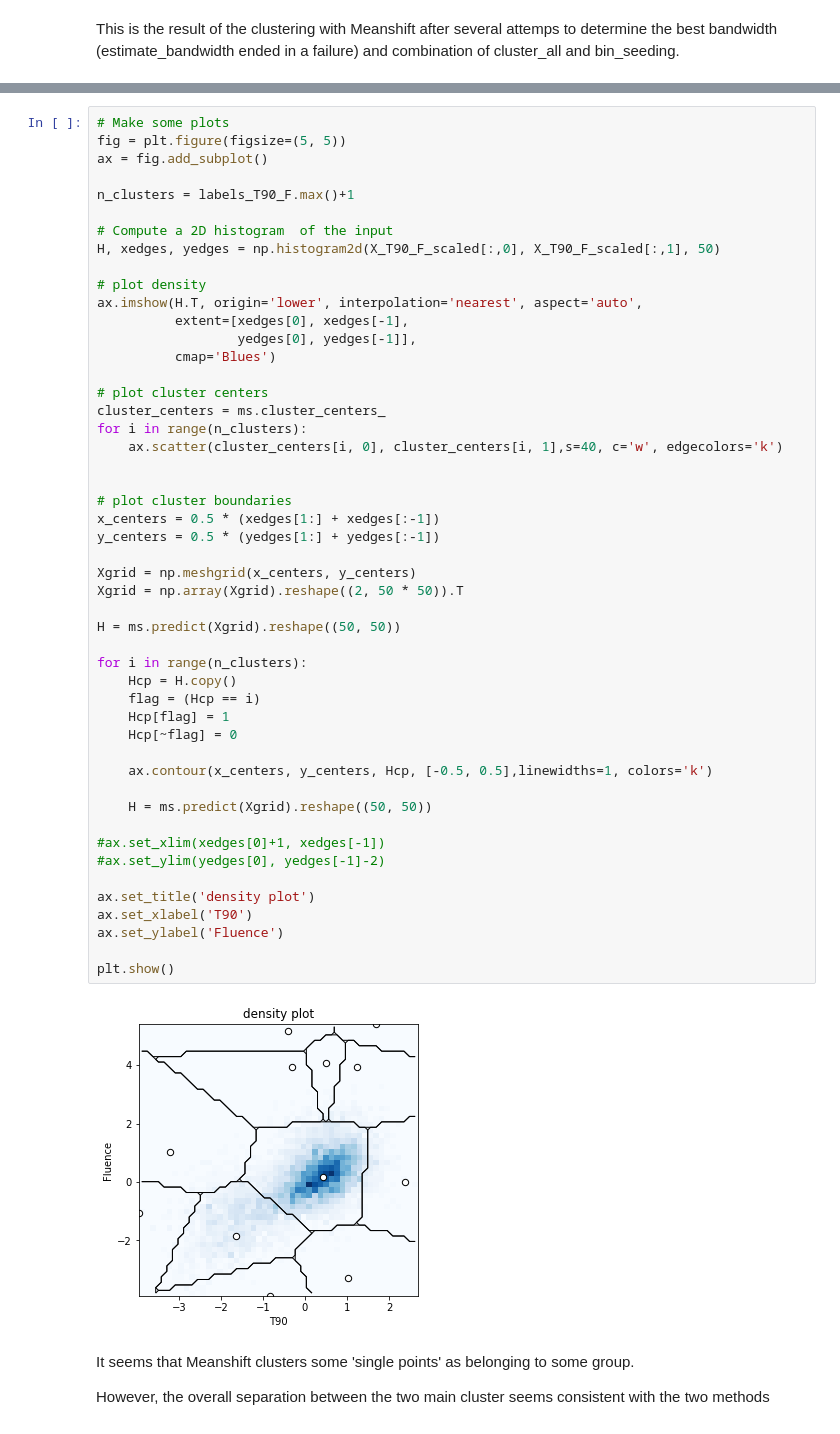
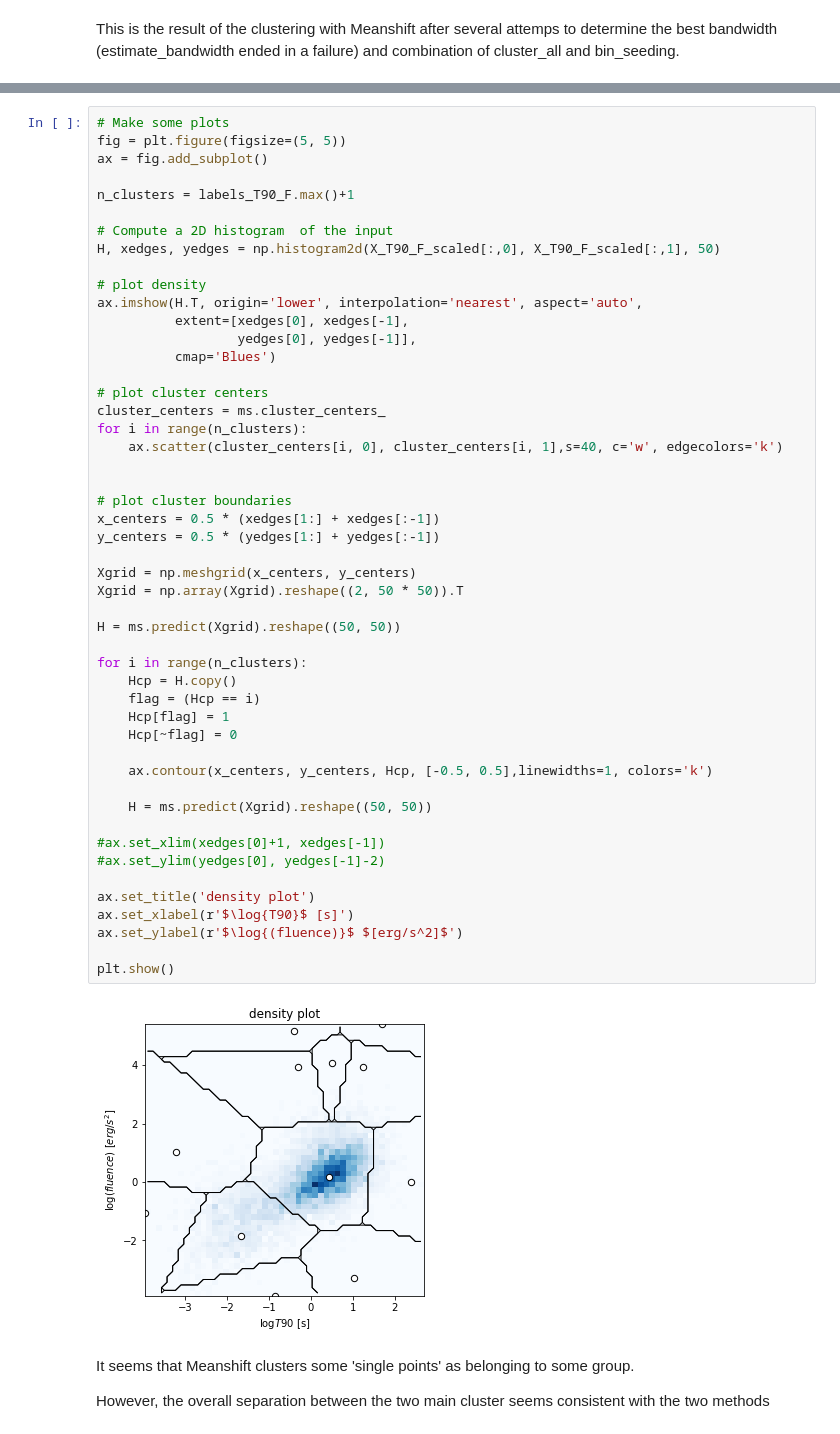
Before and after one commit to ludovicobizzarri/astrostatistics_bicocca_2024, a Jupyter notebook: working/Lesson 14/Gamma Ray Burst.ipynb, the cells around one changed output, grey strips where cells are left out. Saved outputs shown, nothing was run; the diff lists cells and outputs as text.

```diff
--- a/working/Lesson 14/Gamma Ray Burst.ipynb
+++ b/working/Lesson 14/Gamma Ray Burst.ipynb
@@ -425,36 +438,36 @@ cluster_centers = ms.cluster_centers_
 for i in range(n_clusters):
     ax.scatter(cluster_centers[i, 0], cluster_centers[i, 1],s=40, c='w', edgecolors='k')
 
 
 # plot cluster boundaries
 x_centers = 0.5 * (xedges[1:] + xedges[:-1])
 y_centers = 0.5 * (yedges[1:] + yedges[:-1])
 
 Xgrid = np.meshgrid(x_centers, y_centers)
 Xgrid = np.array(Xgrid).reshape((2, 50 * 50)).T
 
 H = ms.predict(Xgrid).reshape((50, 50))
 
 for i in range(n_clusters):
     Hcp = H.copy()
     flag = (Hcp == i)
     Hcp[flag] = 1
     Hcp[~flag] = 0
 
     ax.contour(x_centers, y_centers, Hcp, [-0.5, 0.5],linewidths=1, colors='k')
 
     H = ms.predict(Xgrid).reshape((50, 50))
 
 #ax.set_xlim(xedges[0]+1, xedges[-1])
 #ax.set_ylim(yedges[0], yedges[-1]-2)
 
 ax.set_title('density plot')
-ax.set_xlabel('T90')
-ax.set_ylabel('Fluence')
+ax.set_xlabel(r'$\log{T90}$ [s]')
+ax.set_ylabel(r'$\log{(fluence)}$ $[erg/s^2]$')
 
 plt.show()
 # %% [output]
-[figure, old version]
+[figure, new version]
 # %% [markdown]
 It seems that Meanshift clusters some 'single points' as belonging to some group.
 
```
Also changed, not shown: parts of 51 cells of this notebook.
